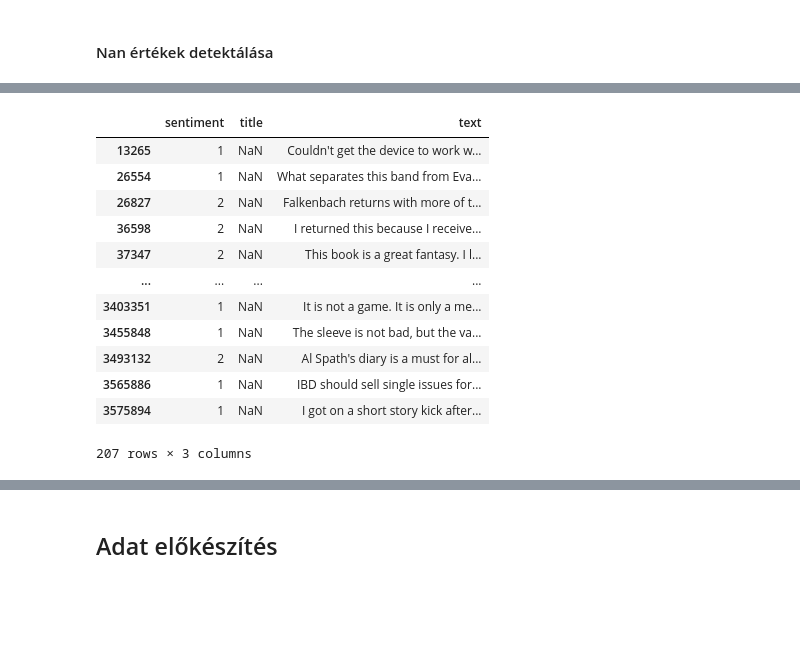
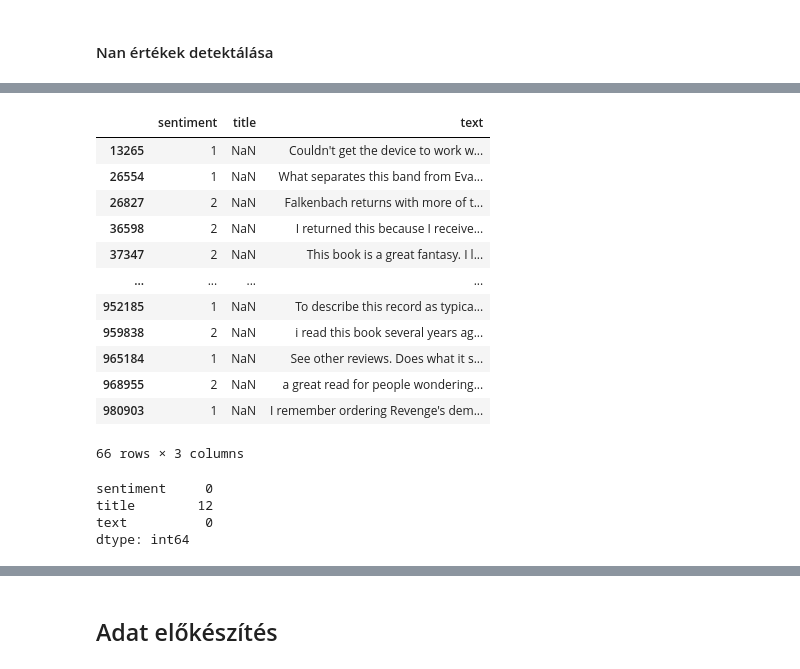
Before and after one commit to Vanii2000/szovegbanyaszat_beadando, a Jupyter notebook: data_prep.ipynb, the cells around one changed output, grey strips where cells are left out. Saved outputs shown, nothing was run; the diff lists cells and outputs as text; code cells hidden in the pictures; blank space fills up the shorter version.

```diff
--- a/data_prep.ipynb
+++ b/data_prep.ipynb
@@ -90,8 +55,9 @@ C:\szoveg_web_banyaszat\adat
 # %%
-file = 'train.csv'
+# Fájlok útvonalainak előállítása
+train_file = 'train.csv'
 test_file = 'test.csv'
 
 path = input('Path for the files: ')
 
-file_path = (os.path.join(path, file)).replace('\\', '/')
+train_file_path = (os.path.join(path, train_file)).replace('\\', '/')
 test_file_path = (os.path.join(path, test_file)).replace('\\', '/')
@@ -97,0 +66,3 @@ test_file_path = (os.path.join(path, test_file)).replace('\\', '/')
+# %%
+# Adat beolvasása dataframe-be
+train_data = pd.read_csv(train_file_path, names=['sentiment', 'title', 'text'])
@@ -97,0 +73,4 @@ test_file_path = (os.path.join(path, test_file)).replace('\\', '/')
+# %%
+# Adatok leredukálása 1 000 000 sorra
+reduce_rows = 1000000
+train_data = train_data.head(reduce_rows)
@@ -153,18 +140,25 @@ text           0
 dtype: int64
 # %%
-# Azon sorok kiíratása amik tartalamnak Nan értéket - mivel rengeteg adatunk van, ezt a 77 sort törölhetjük
-data[data.isna().any(axis=1)]
+# Azon sorok kiíratása amik tartalamnak Nan értéket - mivel rengeteg adatunk van, ezeket a sorokat törölhetjük
+train_data[train_data.isna().any(axis=1)]
 # %% [output]
 |  | sentiment | title | text |
 | 13265 | 1 | NaN | Couldn't get the device to work w... |
 | 26554 | 1 | NaN | What separates this band from Eva... |
 | 26827 | 2 | NaN | Falkenbach returns with more of t... |
 | 36598 | 2 | NaN | I returned this because I receive... |
 | 37347 | 2 | NaN | This book is a great fantasy. I l... |
 | ... | ... | ... | ... |
-| 3403351 | 1 | NaN | It is not a game. It is only a me... |
-| 3455848 | 1 | NaN | The sleeve is not bad, but the va... |
-| 3493132 | 2 | NaN | Al Spath's diary is a must for al... |
-| 3565886 | 1 | NaN | IBD should sell single issues for... |
-| 3575894 | 1 | NaN | I got on a short story kick after... |
+| 952185 | 1 | NaN | To describe this record as typica... |
+| 959838 | 2 | NaN | i read this book several years ag... |
+| 965184 | 1 | NaN | See other reviews. Does what it s... |
+| 968955 | 2 | NaN | a great read for people wondering... |
+| 980903 | 1 | NaN | I remember ordering Revenge's dem... |
-207 rows × 3 columns
+66 rows × 3 columns
+# %%
+test_data.isna().sum()
+# %% [output]
+sentiment     0
+title        12
+text          0
+dtype: int64
```
Also changed, not shown: parts of 35 cells of this notebook, 2 other files.
